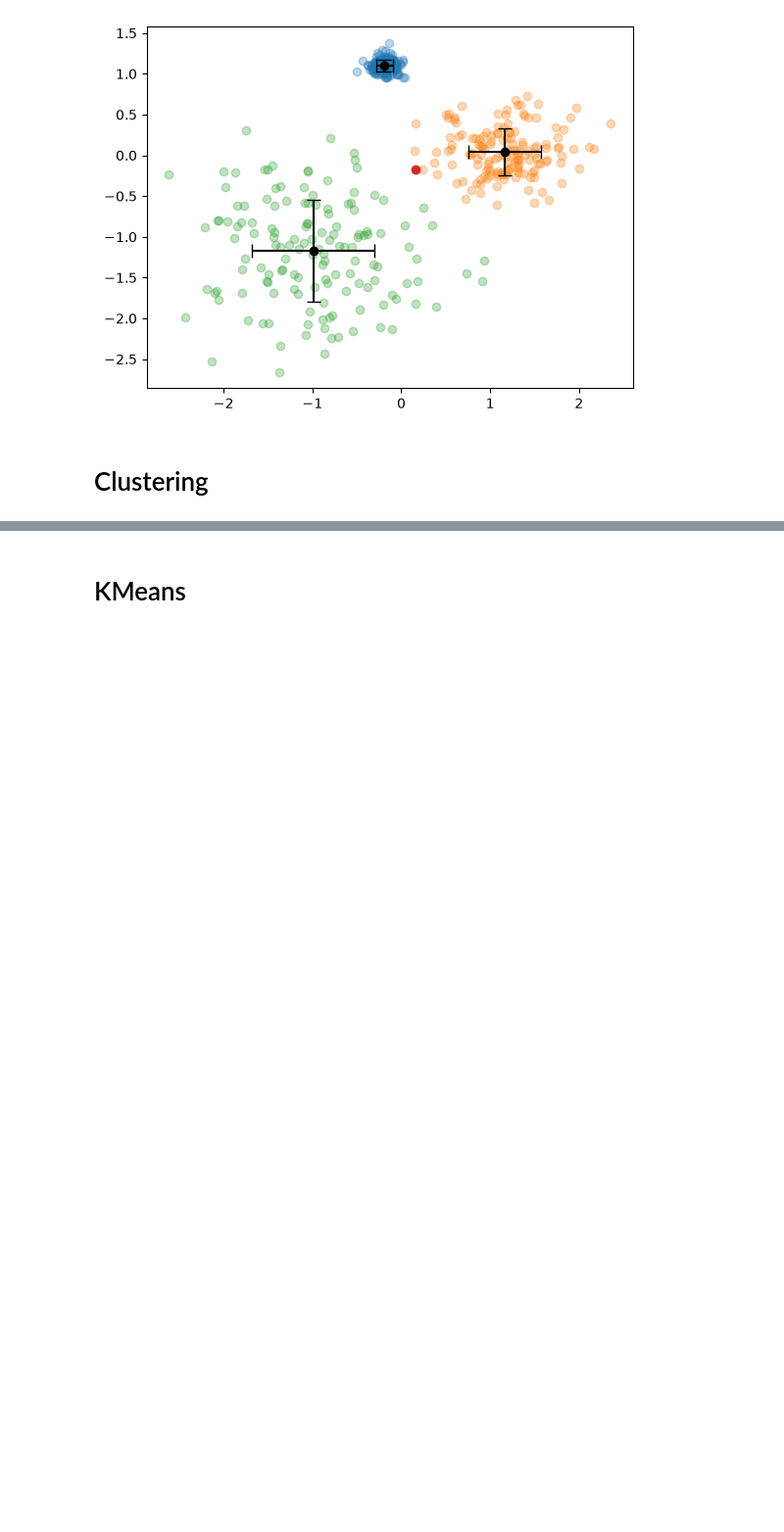
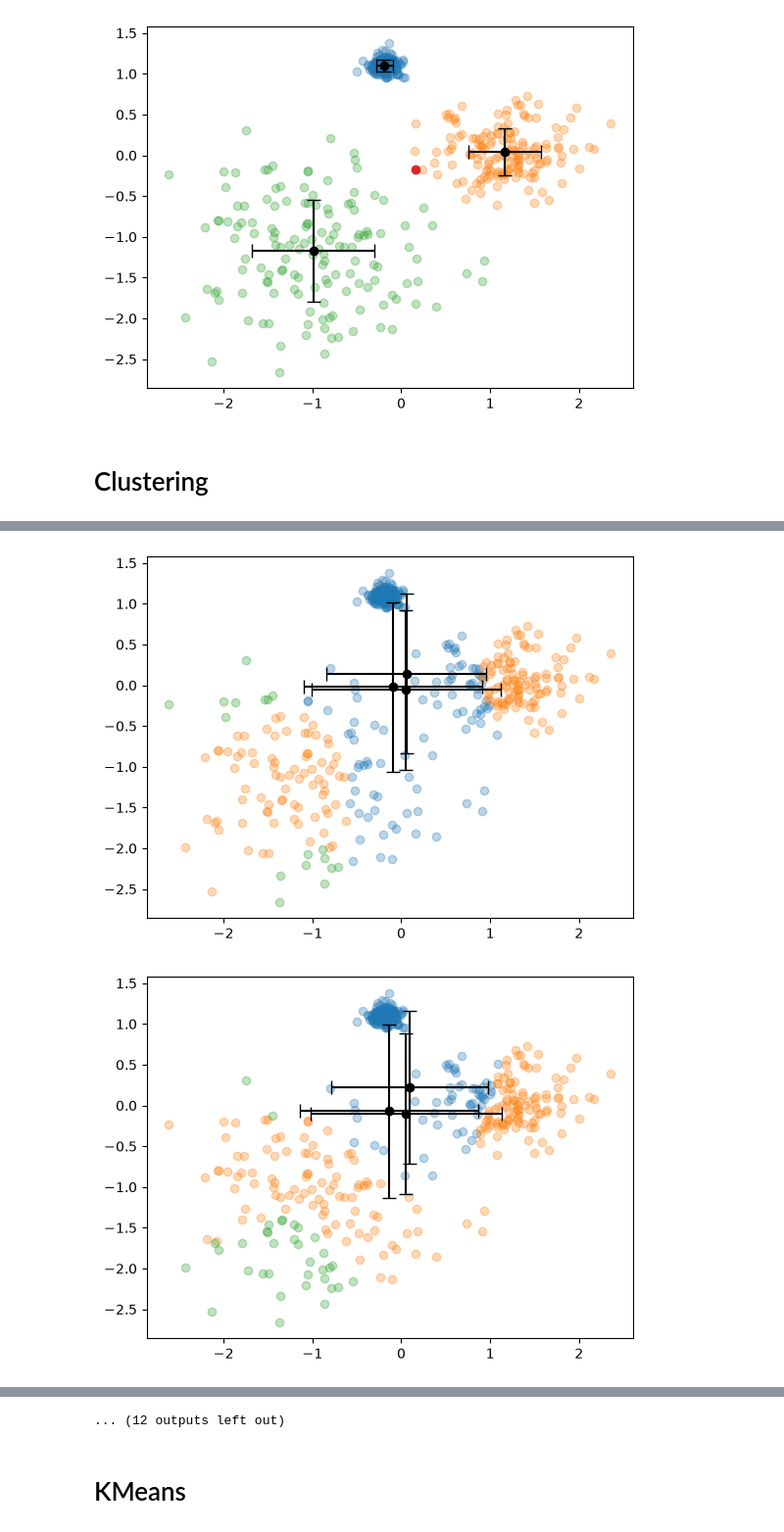
Before and after one commit to LeStolz/Studies, a Jupyter notebook: ModelBased/gmm.ipynb, the cells around one changed output, grey strips where cells are left out. Shown at 98% size. Drawn from its saved outputs; the diff is of its cells as text; code cells hidden in the pictures; blank space fills up the shorter version.

```diff
--- a/ModelBased/gmm.ipynb
+++ b/ModelBased/gmm.ipynb
@@ -179,46 +185,23 @@ IndentationError: expected an indented block after 'for' statement on line 61 (4
 # %%
-X, z = make_blobs(
+X, _ = make_blobs(
     n_samples=500,
     centers=3,
     n_features=2,
     cluster_std=[0.5, 2.0, 4.0],
     random_state=42
 )
 
-X_train, X_test, z_train, z_test = train_test_split(X, z, test_size=0.1, random_state=42)
+X_train, X_test = train_test_split(X, test_size=0.1, random_state=42)
 
 s = Normalizer()
 s.fit(X)
 X_train = s.transform(X_train)
 X_test = s.transform(X_test)
 
 gmm = GMMClusterer()
-gmm.fit(X_train, K=3)
+z_pred = gmm.fit(X_train, K=3, visualizes=True)
 
-z_pred = gmm.predict(X_test)
-
-cm = confusion_matrix(z_test, z_pred)
-disp = ConfusionMatrixDisplay(confusion_matrix=cm)
-disp.plot()
-plt.show()
-
-X_wrong = X_test[z_pred != z_test]
-z_wrong = z_test[z_pred != z_test]
-
-for k in range(gmm.K):
-    Xk = X_train[z_train == k]
-    plt.scatter(Xk[:, 0], Xk[:, 1], alpha=0.3)
-    plt.errorbar(
-        gmm.mean[k, 0],
-        gmm.mean[k, 1],
-        xerr=np.sqrt(gmm.cov[k, 0, 0]),
-        yerr=np.sqrt(gmm.cov[k, 1, 1]),
-        fmt='o',
-        color='black',
-        capsize=5
-    )
-
-Xk = X_wrong
-plt.scatter(Xk[:, 0], Xk[:, 1])
-
-plt.show()
+# Evaluation
+# %% [output]
+[figure, added]
+[figure, added]
@@ -225,2 +218,3 @@ plt.show()
+... (12 outputs left out)
 # %% [markdown]
 # KMeans
```
Also changed, not shown: parts of 2 cells of this notebook.
